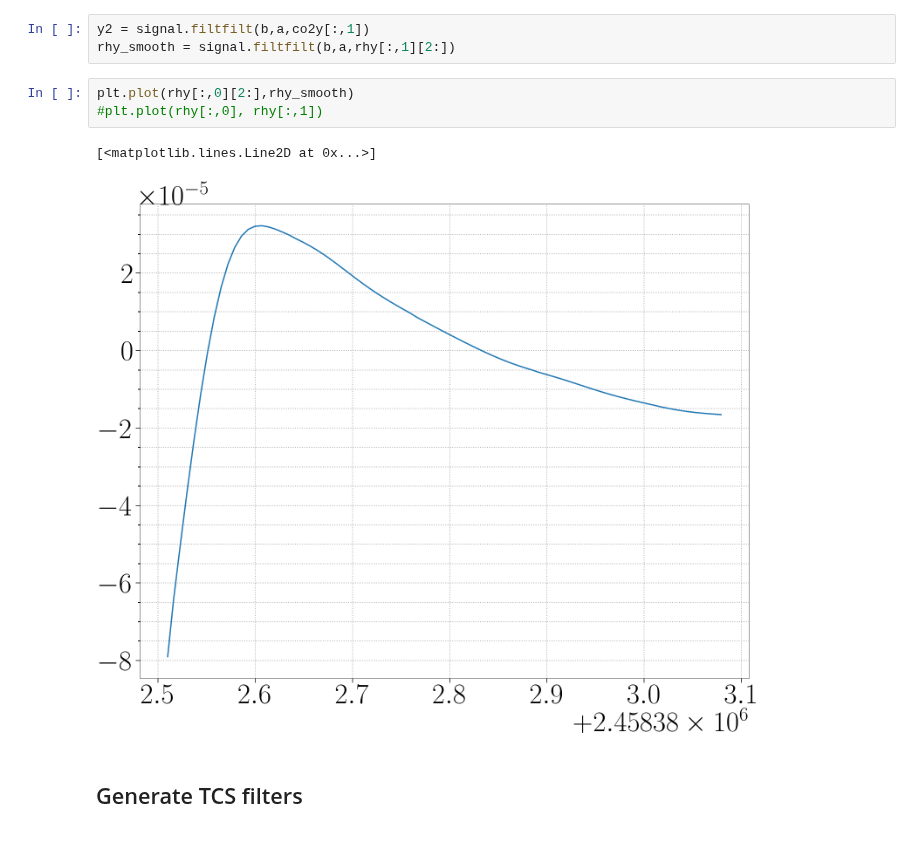
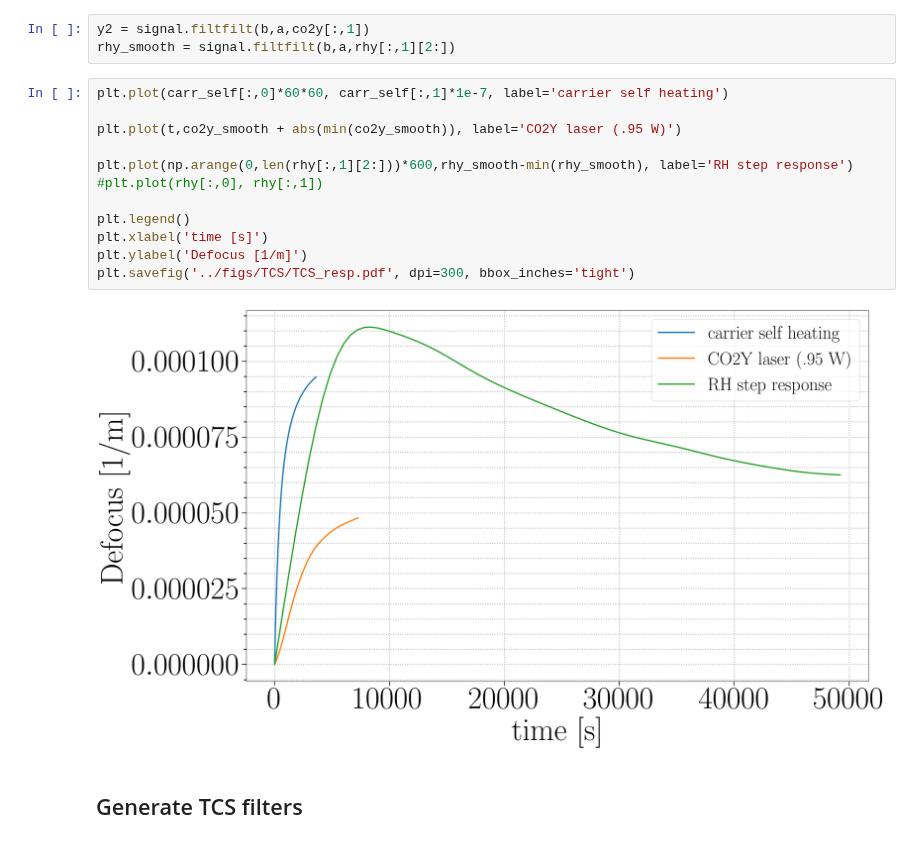
Before and after one commit to dancvan/dissertation, a Jupyter notebook: code/TCS_resp.ipynb, the cells around one changed output. Drawn from its saved outputs; the diff is of its cells as text.

```diff
--- a/code/TCS_resp.ipynb
+++ b/code/TCS_resp.ipynb
@@ -49,12 +46,20 @@ co2y_smooth = signal.filtfilt(b2,a2,co2y[:,1])
 # %%
 y2 = signal.filtfilt(b,a,co2y[:,1])
 rhy_smooth = signal.filtfilt(b,a,rhy[:,1][2:])
-# %%
-plt.plot(rhy[:,0][2:],rhy_smooth)
-#plt.plot(rhy[:,0], rhy[:,1])
-# %% [output]
-[<matplotlib.lines.Line2D at 0x...>]
-[figure, removed]
+# %%
+plt.plot(carr_self[:,0]*60*60, carr_self[:,1]*1e-7, label='carrier self heating')
+
+plt.plot(t,co2y_smooth + abs(min(co2y_smooth)), label='CO2Y laser (.95 W)')
+
+plt.plot(np.arange(0,len(rhy[:,1][2:]))*600,rhy_smooth-min(rhy_smooth), label='RH step response')
+#plt.plot(rhy[:,0], rhy[:,1])
+
+plt.legend()
+plt.xlabel('time [s]')
+plt.ylabel('Defocus [1/m]')
+plt.savefig('../figs/TCS/TCS_resp.pdf', dpi=300, bbox_inches='tight')
+# %% [output]
+[figure, added]
 # %% [markdown]
 ## Generate TCS filters
 # %% [markdown]
```
Also changed, not shown: parts of 5 cells of this notebook, 1 other file.
